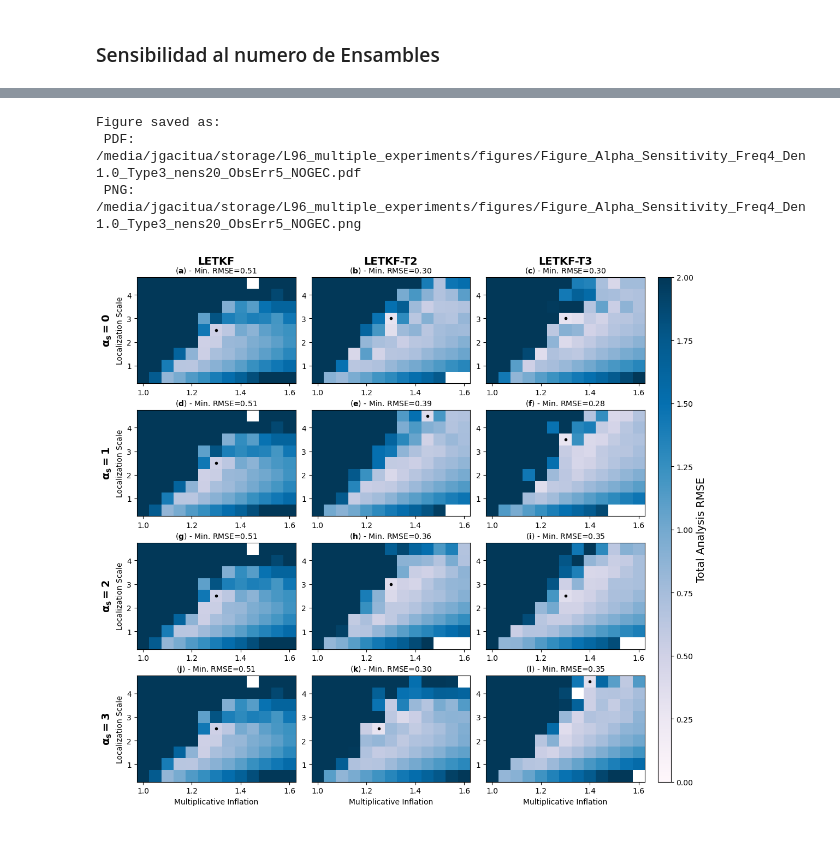
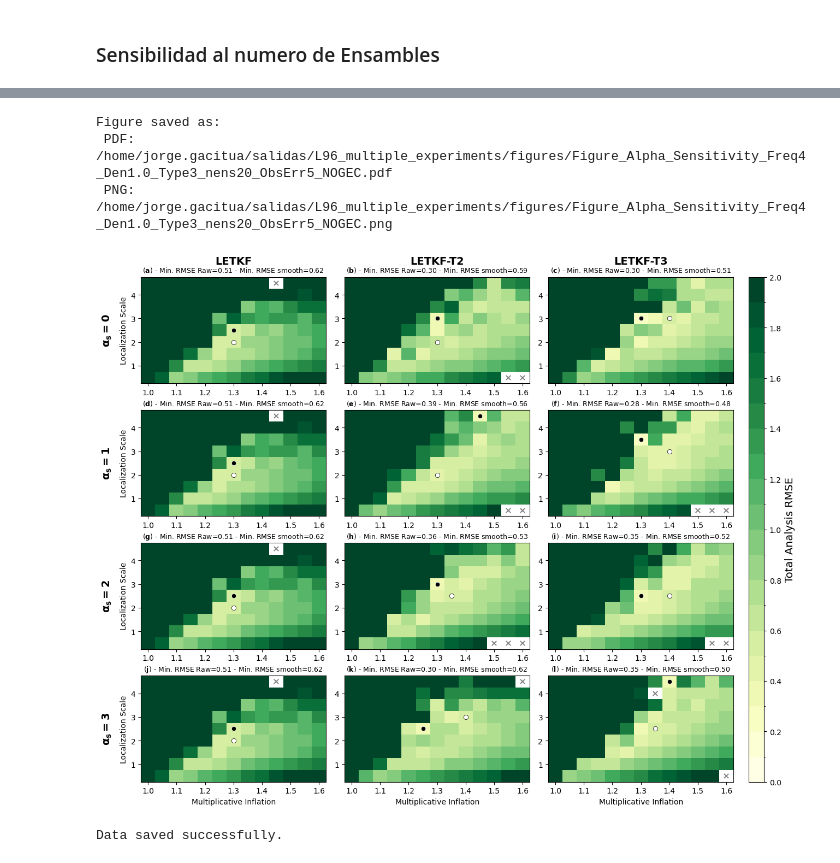
Before and after one commit to jgacituag/L96_multiple_experiments, a Jupyter notebook: codes_figures/test_plot.ipynb, the cells around one changed output, grey strips where cells are left out. Drawn from its saved outputs; the diff is of its cells as text; code cells hidden in the pictures.

```diff
--- a/codes_figures/test_plot.ipynb
+++ b/codes_figures/test_plot.ipynb
@@ -272,10 +499,11 @@ import matplotlib.pyplot as plt
 import numpy as np
 import os
 import common_function as cf
+import matplotlib.colors as mcolors
 # Configuración
 
-base_path  = r'/media/jgacitua/storage/L96_multiple_experiments/data/LETKF'
-output_dir = r'/media/jgacitua/storage/L96_multiple_experiments/figures'
+base_path  = r'/home/jorge.gacitua/salidas/L96_multiple_experiments/data/LETKF'
+output_dir = r'/home/jorge.gacitua/salidas/L96_multiple_experiments/figures'
 ntemps = [1, 2, 3]
 labels = ['LETKF', 'LETKF-T2', 'LETKF-T3']
 freq = 4
@@ -284,7 +512,7 @@ alphas = [0,1,2,3]
 nen = 20
 ObseErr = '5'
 gec = '_NOGEC'
-fig, axes = plt.subplots(len(alphas), len(ntemps), figsize=(12, 12),
+fig, axes = plt.subplots(len(alphas), len(ntemps), figsize=(14, 12),
                          sharex=False, sharey=False,
                          gridspec_kw={'hspace': 0.25, 'wspace': 0.1})
 
@@ -316,40 +544,60 @@ for i, alpha in enumerate(alphas):
             best_mult_inf = mult_inf_range[idx_min[0][0]]
             best_loc_scale = loc_scale_range[idx_min[1][0]]
 
+            total_analysis_rmse_smooth = smooth_filter(total_analysis_rmse, size=5)
+
+            min_rmse_smooth = np.nanmin(total_analysis_rmse_smooth)
+            idx_min_smooth = np.where(total_analysis_rmse_smooth == min_rmse_smooth)
+            best_mult_inf_smooth = mult_inf_range[idx_min_smooth[0][0]]
+            best_loc_scale_smooth = loc_scale_range[idx_min_smooth[1][0]]
+
+            #im = ax.pcolormesh(mult_inf_range, loc_scale_range, total_analysis_rmse.T,
+            #                    vmin=vmin, vmax=vmax, cmap='PuBu',edgecolors='lightgray',linewidth=0.001)
+            levels = np.arange(0, 2.1, 0.1)  # From 0 to 2, step 0.25
+            norm = mcolors.BoundaryNorm(boundaries=levels, ncolors=256)
+
             im = ax.pcolormesh(mult_inf_range, loc_scale_range, total_analysis_rmse.T,
-                                vmin=vmin, vmax=vmax, cmap='PuBu',edgecolors='lightgray',linewidth=0.001)
-            ax.plot(best_mult_inf, best_loc_scale, 'k.', markersize=6)
+                            cmap='YlGn', norm=norm, edgecolors='lightgray', linewidth=0.001)
+            ax.plot(best_mult_inf, best_loc_scale, 'k.', markersize=12, markeredgecolor='white',markeredgewidth=0.5)
+            ax.plot(best_mult_inf_smooth, best_loc_scale_smooth, 'w.', markersize=12, markeredgecolor='black',markeredgewidth=0.5)
+
+            nan_mask = np.isnan(total_analysis_rmse.T)
+            for (y, x), is_nan in np.ndenumerate(nan_mask):
+                if is_nan:
+                    xi = mult_inf_range[x]
+                    yi = loc_scale_range[y]
+                    ax.text(xi, yi, '×', ha='center', va='center', color='gray', fontsize=12, fontweight='bold')
 
             panel_label = rf"$\bf{{{chr(97 + panel_label_counter)}}}$"
-            ax.set_title(f"({panel_label}) - Min. RMSE={min_rmse:.2f}", fontsize=10)
+            ax.set_title(f"({panel_label}) - Min. RMSE Raw={min_rmse:.2f} - Min. RMSE smooth={min_rmse_smooth:.2f}", fontsize=9)
             panel_label_counter += 1
 
             if j == 0:
                 ax.set_ylabel('Localization Scale', fontsize=10)
             if i == len(alphas) - 1:
                 ax.set_xlabel('Multiplicative Inflation', fontsize=10)
 
 for i, alpha in enumerate(alphas):
     axes[i, 0].annotate(rf"$\bf{{\alpha_s = {alpha}}}$", xy=(-0.15, 0.5), xycoords='axes fraction',
                         rotation=90, va='center', ha='right', fontsize=14, weight='bold')
 for j, t in enumerate(ntemps):
     axes[0, j].annotate(labels[j], xy=(0.5, 1.15), xycoords='axes fraction',
                         va='center', ha='center', fontsize=14, weight='bold')
-cbar = fig.colorbar(im, cax=cbar_ax)
+cbar = fig.colorbar(im, cax=cbar_ax,ticks=np.arange(0, 2.2, 0.2))
 cbar.set_label('Total Analysis RMSE', fontsize=14)
 
 os.makedirs(output_dir, exist_ok=True)
 figname = f"Figure_Alpha_Sensitivity_Freq{freq}_Den{den}_Type3_nens{nen}_ObsErr{ObseErr}{gec}"
 output_pdf = os.path.join(output_dir, f"{figname}.pdf")
 output_png = os.path.join(output_dir, f"{figname}.png")
 
 plt.savefig(output_pdf, dpi=300, bbox_inches='tight', format='pdf')
 plt.savefig(output_png, dpi=300, bbox_inches='tight', format='png')
 #plt.show()
 
 print(f"Figure saved as: \n PDF: {output_pdf} \n PNG: {output_png}")
 # %% [output]
 Figure saved as:
- PDF: /media/jgacitua/storage/L96_multiple_experiments/figures/Figure_Alpha_Sensitivity_Freq4_Den1.0_Type3_nens20_ObsErr5_NOGEC.pdf
- PNG: /media/jgacitua/storage/L96_multiple_experiments/figures/Figure_Alpha_Sensitivity_Freq4_Den1.0_Type3_nens20_ObsErr5_NOGEC.png
+ PDF: /home/jorge.gacitua/salidas/L96_multiple_experiments/figures/Figure_Alpha_Sensitivity_Freq4_Den1.0_Type3_nens20_ObsErr5_NOGEC.pdf
+ PNG: /home/jorge.gacitua/salidas/L96_multiple_experiments/figures/Figure_Alpha_Sensitivity_Freq4_Den1.0_Type3_nens20_ObsErr5_NOGEC.png
-[figure, old version]
+[figure, new version]
@@ -368,12 +605,16 @@ def strict_nanmean_filter(arr, size=3):
 Freq = 4
 Den = 1.0
 ObseErr = '5'
-nens_labels = np.array([10, 20, 40, 60,80,100])
+nens_labels = np.array([10, 20, 40, 60, 80,100])
 alpha_range = np.array([0, 1, 2, 3])
 n_alpha = len(alpha_range)
 n_nens = len(nens_labels)
 best_inflation = np.empty((n_nens, n_alpha, 3))  # 3 methods: LETKF, T2, T3
 best_localization = np.empty((n_nens, n_alpha, 3))
+rmse_values = np.empty((n_nens, n_alpha, 3))  # 3 methods: LETKF, T2, T3
+
+base_path  = r'/home/jorge.gacitua/salidas/L96_multiple_experiments/data/LETKF'
+output_dir = r'/home/jorge.gacitua/salidas/L96_multiple_experiments/figures'
 
 for k, method_idx in enumerate([0, 1, 2]):  # LETKF, T2, T3
     for iens, nens in enumerate(nens_labels):
@@ -390,15 +631,23 @@ for k, method_idx in enumerate([0, 1, 2]):  # LETKF, T2, T3
                 rmse = cf.outlier_rmse_filter(rmse)
 
                 # Apply smoothing
-                rmse_smooth = strict_nanmean_filter(rmse, size=3)
+                rmse_smooth = smooth_filter(rmse, size=5)
+
                 min_idx = np.nanargmin(rmse_smooth)
                 inf_idx, loc_idx = np.unravel_index(min_idx, rmse_smooth.shape)
 
                 best_inflation[iens, ialpha, k] = data['mult_inf_range'][inf_idx]
                 best_localization[iens, ialpha, k] = data['loc_scale_range'][loc_idx]
+                rmse_values[iens, ialpha, k] = np.nanmin(rmse_smooth)
             else:
                 best_inflation[iens, ialpha, k] = np.nan
                 best_localization[iens, ialpha, k] = np.nan
+                rmse_values[iens, ialpha, k] = np.nan
+np.savez(os.path.join(base_path, f"rmse_values_smooth_Freq{Freq}_Den{Den}_ObsErr{ObseErr}.npz"),
+            rmse_values=rmse_values,loc_inflation=best_inflation, loc_scale=best_localization, nens_labels=nens_labels, alpha_range=alpha_range)
+print("Data saved successfully.")
+# %% [output]
+Data saved successfully.
 # %%
 import matplotlib.pyplot as plt
 import numpy as np
```
Also changed, not shown: parts of 13 cells of this notebook, 15 other files.
